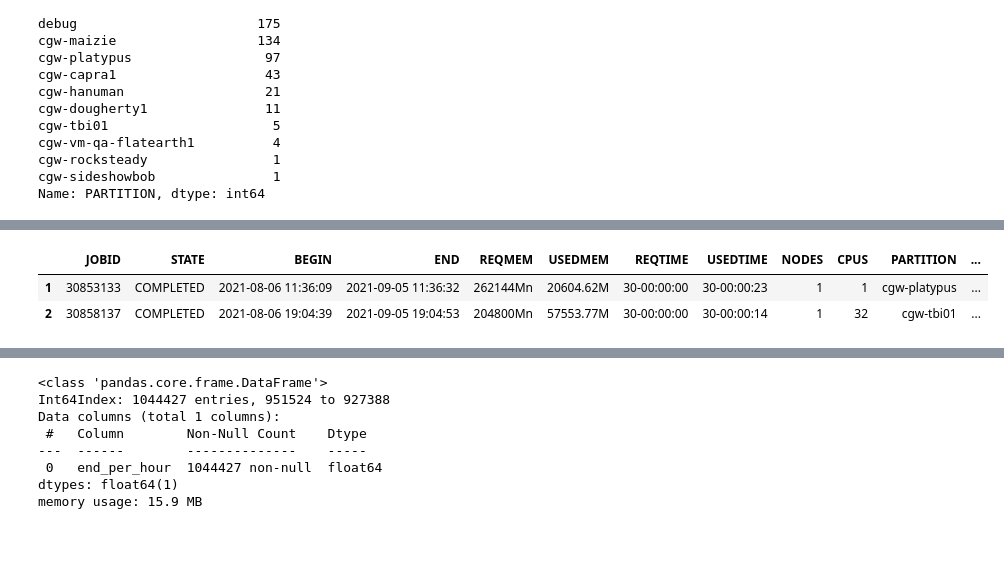
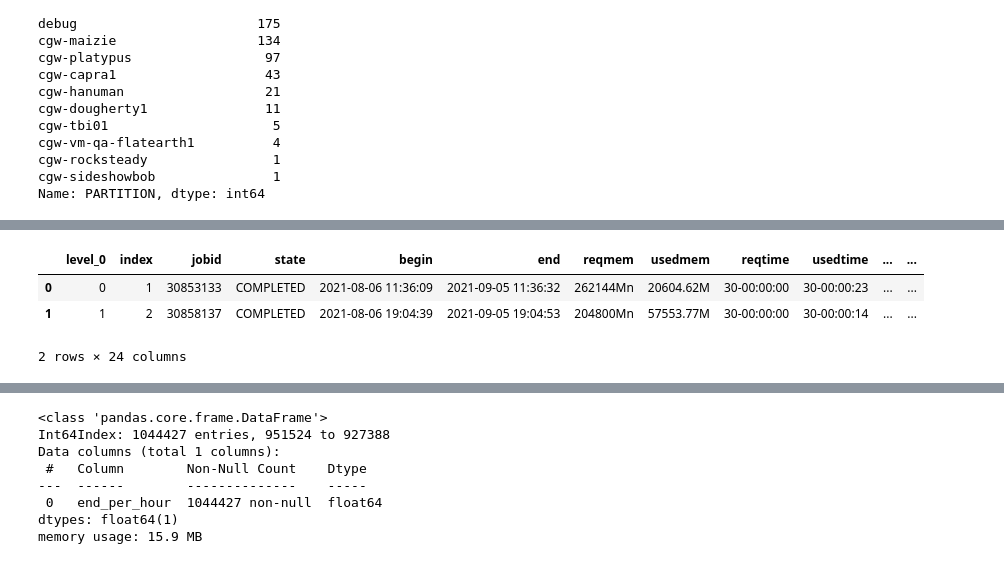
Before and after one commit to nedatahe/accre-candy-corn, a Jupyter notebook: notebooks/ACCRE.ipynb, the cells around one changed output, grey strips where cells are left out. Cells and saved outputs as stored; diff of their text form; code cells hidden in the pictures.

```diff
--- a/notebooks/ACCRE.ipynb
+++ b/notebooks/ACCRE.ipynb
@@ -32,0 +23,23 @@ jobs['END'] = pd.to_datetime(jobs['END'], format='%Y-%m-%d %H:%M:%S.%f', errors=
+# %%
+#since I have already worked on 'jobs', I keep its name as it is
+# delimit jobs to where BEGIN/END is not null (following the instructions)
+jobs = jobs[jobs['begin'].notnull() & jobs['end'].notnull()].reset_index()
+# %%
+#break the begin/end times into separate columns
+jobs['end_date'] = jobs['END'].dt.date
+jobs['end_year'] = jobs['END'].dt.year
+jobs['end_month'] = jobs['END'].dt.month
+jobs['end_week'] = jobs['END'].dt.week
+jobs['end_hour'] = jobs['END'].dt.hour
+
+jobs['begin_date'] = jobs['BEGIN'].dt.date
+jobs['begin_year'] = jobs['BEGIN'].dt.year
+jobs['begin_month'] = jobs['BEGIN'].dt.month
+jobs['begin_week'] = jobs['BEGIN'].dt.week
+jobs['begin_hour'] = jobs['BEGIN'].dt.hour
+# %%
+pd.options.display.max_columns = 50
+# %%
+#change column names based on the instructions
+jobs = jobs.rename(columns=str.lower)
+jobs
@@ -94,10 +132,11 @@ Name: PARTITION, dtype: int64
 # %%
 #delimit to the jobs that are completed in state
-jobs_ended = jobs[jobs['STATE'] == 'COMPLETED']
-jobs_ended.head(2)
+jobs_completed = jobs[jobs['state'] == 'COMPLETED']
+jobs_completed.head(2)
 # %% [output]
-|  | JOBID | STATE | BEGIN | END | REQMEM | USEDMEM | REQTIME | USEDTIME | NODES | CPUS | PARTITION | ... |
-| 1 | 30853133 | COMPLETED | 2021-08-06 11:36:09 | 2021-09-05 11:36:32 | 262144Mn | 20604.62M | 30-00:00:00 | 30-00:00:23 | 1 | 1 | cgw-platypus | ... |
-| 2 | 30858137 | COMPLETED | 2021-08-06 19:04:39 | 2021-09-05 19:04:53 | 204800Mn | 57553.77M | 30-00:00:00 | 30-00:00:14 | 1 | 32 | cgw-tbi01 | ... |
+|  | level_0 | index | jobid | state | begin | end | reqmem | usedmem | reqtime | usedtime | ... | ... |
+| 0 | 0 | 1 | 30853133 | COMPLETED | 2021-08-06 11:36:09 | 2021-09-05 11:36:32 | 262144Mn | 20604.62M | 30-00:00:00 | 30-00:00:23 | ... | ... |
+| 1 | 1 | 2 | 30858137 | COMPLETED | 2021-08-06 19:04:39 | 2021-09-05 19:04:53 | 204800Mn | 57553.77M | 30-00:00:00 | 30-00:00:14 | ... | ... |
+2 rows × 24 columns
 # %%
 # roll the jobs per hour but sort the values of the column first
```
Also changed, not shown: parts of 12 cells of this notebook, 1 other file.
